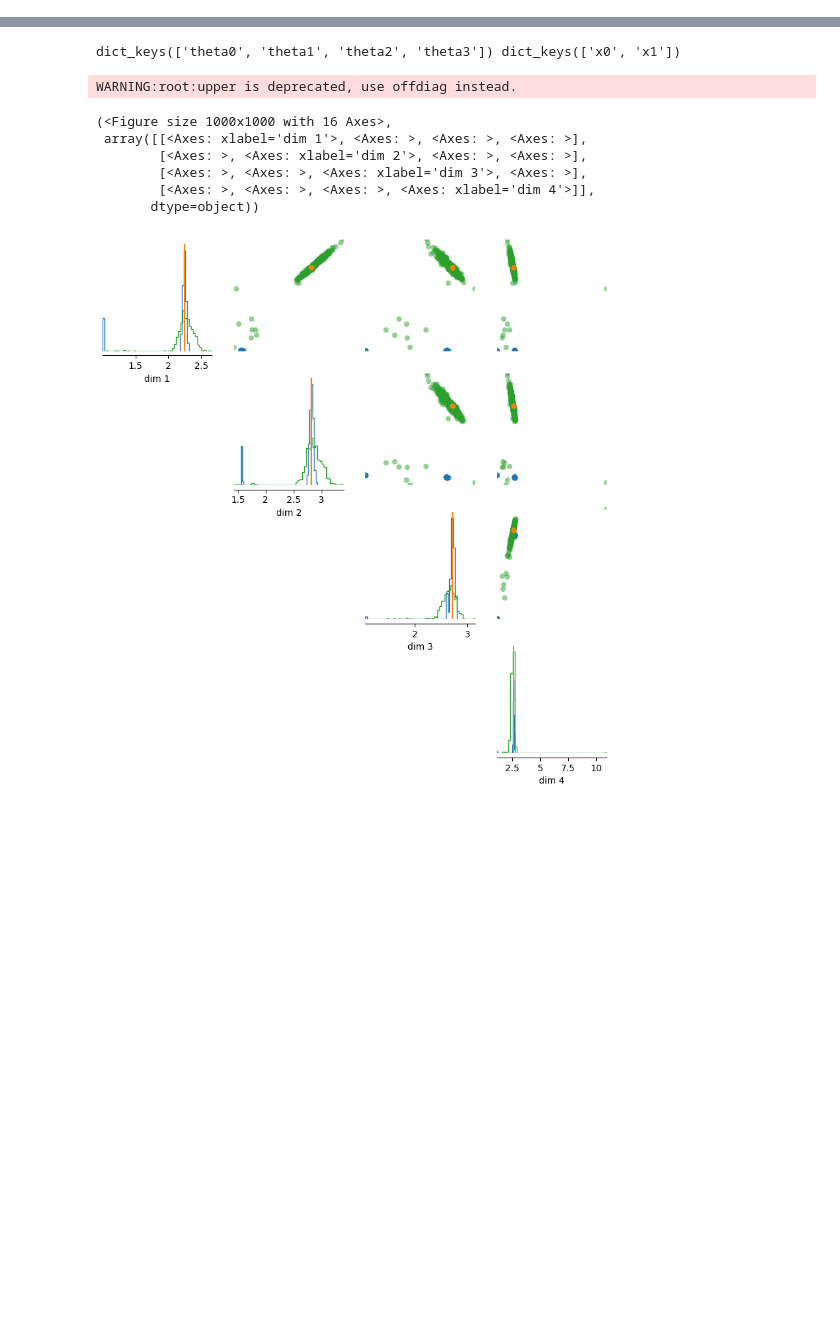
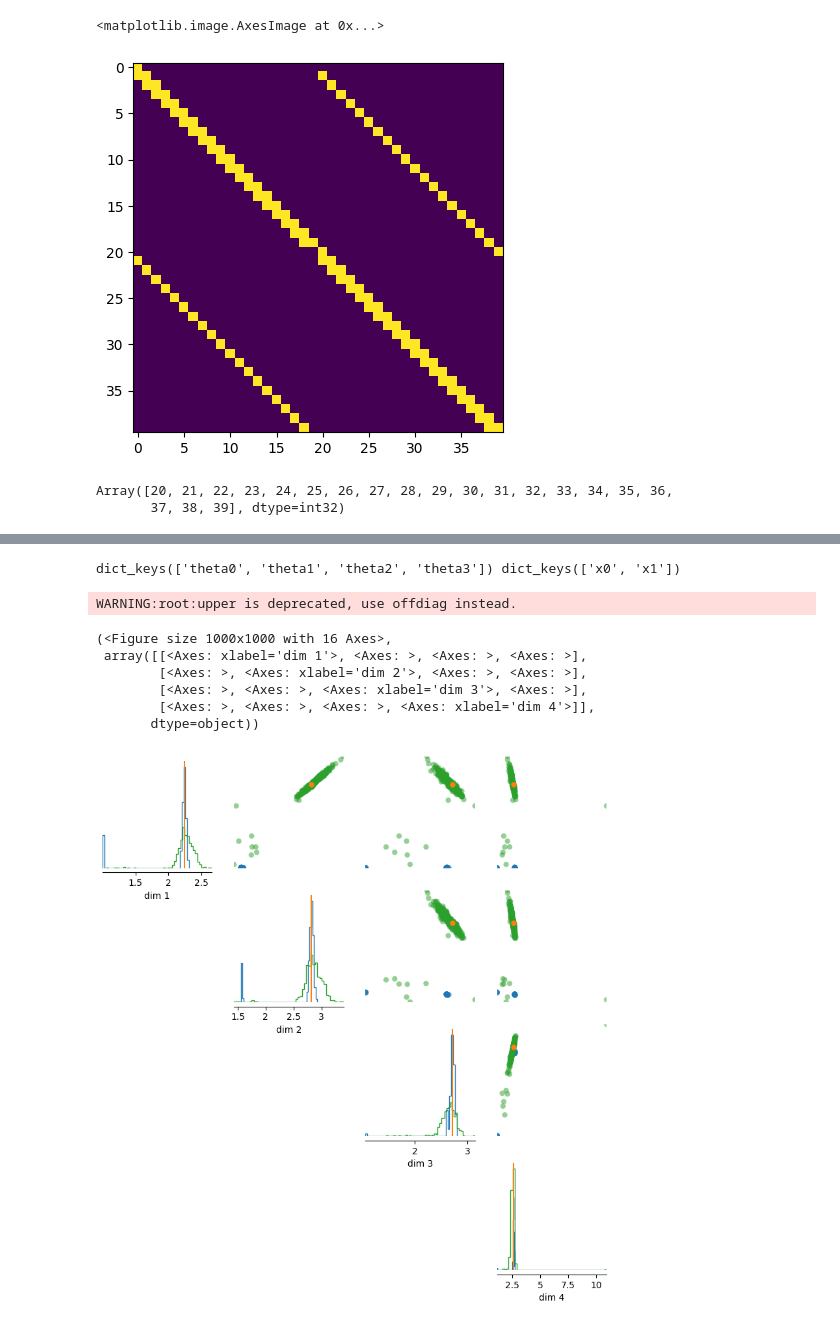
Before and after one commit to mackelab/probjax, a Jupyter notebook: scoresbibm/unstructured_task.ipynb, the cells around one changed output, grey strips where cells are left out. Drawn from its saved outputs; the diff is of its cells as text; code cells hidden in the pictures; blank space fills up the shorter version.

```diff
--- a/scoresbibm/unstructured_task.ipynb
+++ b/scoresbibm/unstructured_task.ipynb
@@ -35,3 +35,43 @@ while True:
     condition_mask_wanted = jnp.array([False,False, False,False] + [True]*(len(condition_mask)-4))
     if jnp.all(condition_mask == condition_mask_wanted):
         break
+# %%
+time_points = meta_data.shape[0] - 4
+
+#ts1 = jnp.where(node_id == 4, meta_data, jnp.nan)[4:]
+#ts2 = jnp.where(node_id == 5, meta_data, jnp.nan)[4:]
+
+#index1 = jnp.argsort(ts1)
+#index2 = jnp.argsort(ts2)
+#index_x = jnp.concatenate([index1, index2 + num_timepoints1])
+
+mask_theta = jnp.eye(4)
+mask_theta_x0 = jnp.concatenate([jnp.ones((2, time_points)), jnp.zeros((2, time_points))] , axis=1)
+mask_theta_x1 = jnp.concatenate([jnp.zeros((2, time_points)), jnp.ones((2, time_points))] , axis=1)
+mask_theta_x = jnp.concatenate([mask_theta_x0, mask_theta_x1], axis=0)
+
+id_mask1 = node_id[4:] == 4
+id_mask2 = node_id[4:] == 5
+index1 = jnp.where(id_mask1)[0]
+index2 = jnp.where(id_mask2)[0]
+mask_x = jnp.zeros((time_points, time_points), dtype=bool)
+mask_x = mask_x.at[index2+1, index1].set(True)
+mask_x = mask_x.at[index1+1, index2].set(True)
+mask_x01 = jnp.tril(id_mask1[:,None] != id_mask2[None,:]) & ~jnp.tril(id_mask1[:,None] != id_mask2[None,:], k=-2)
+mask_x = mask_x | mask_x01
+
+
+
+# mask_x0 = jnp.where(id_mask1, mask_x0, False)
+# mask_x1 = jnp.where(id_mask2, mask_x1, False)
+# mask_x = mask_x0 | mask_x1 | mask_x0_x1 | mask_x1_x0
+# %%
+plt.imshow(mask_x)
+# %% [output]
+<matplotlib.image.AxesImage at 0x...>
+[figure, added]
+# %%
+index2
+# %% [output]
+Array([20, 21, 22, 23, 24, 25, 26, 27, 28, 29, 30, 31, 32, 33, 34, 35, 36,
+       37, 38, 39], dtype=int32)
```
Also changed, not shown: parts of 5 cells of this notebook, 5 other files.
